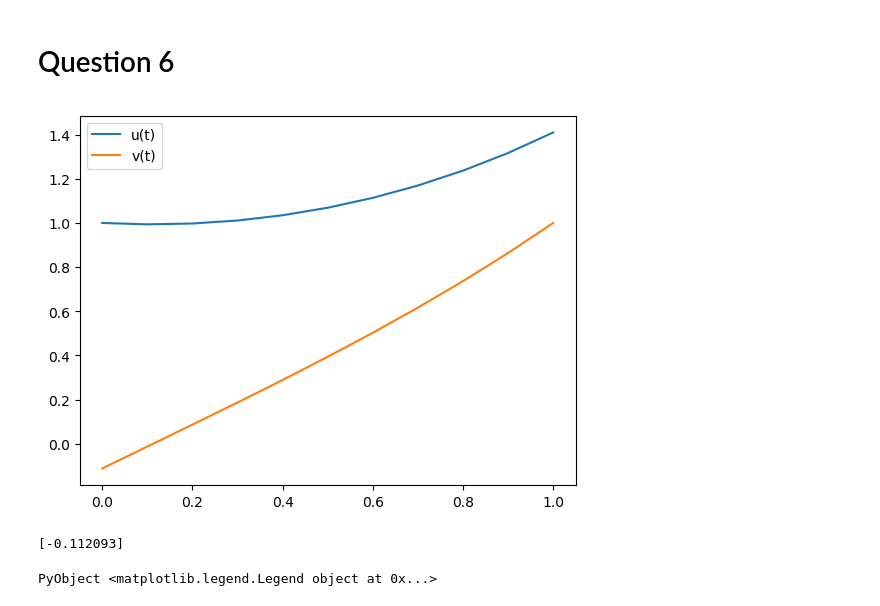
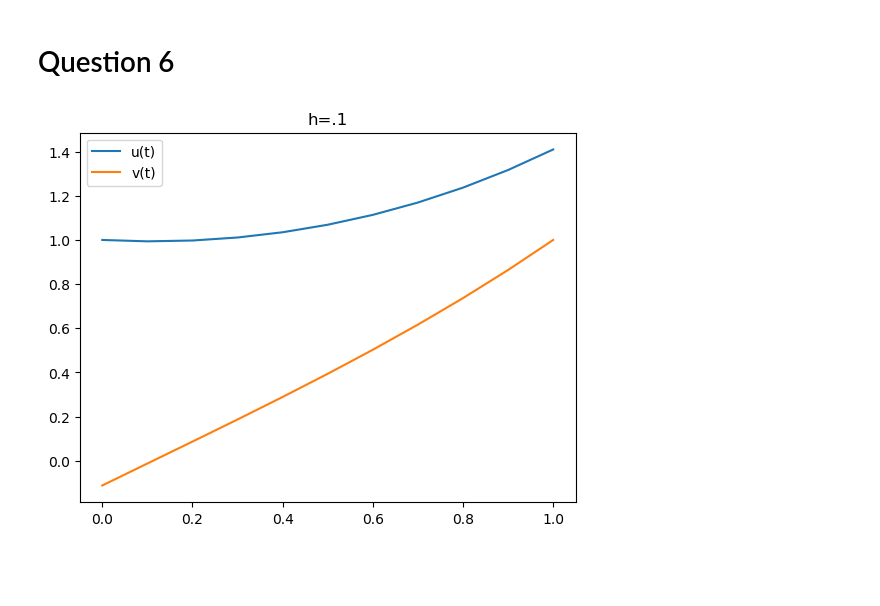
Before and after one commit to ericschulman/numerical, a Jupyter notebook: spring_hw3/homework3.ipynb, the cells around one changed output. Drawn from its saved outputs; the diff is of its cells as text; code cells hidden in the pictures; blank space fills up the shorter version.

```diff
--- a/spring_hw3/homework3.ipynb
+++ b/spring_hw3/homework3.ipynb
@@ -141,46 +134,33 @@ show()
 # %%
 xmin= 0
 xmax= 1
 f(x) = [x[2],x[1]]
 
 
 
 function trajectory(v0,xmin,xmax,h,f)
     N = Integer( (xmax-xmin)/h )
     ys = zeros(2,N+1)
     ts = collect(tmin:h:tmax)
     ys[:,1] = [1, v0]
     for i =1:N
         y_pred = ys[:,i] + h .* f(ys[:,i])
         ys[:,i+1]= ys[:,i] + .5 .* h .* (f(ys[:,i]) + f(y_pred))
     end
     return ys
 end
 
 
 h= .1
 #solve for the initial v0 using shooting
 eq(x) = 1-trajectory(x[1],xmin,xmax,h,f)[2,end]
 v0 = nlsolve(eq,[0.0])
 ys1 = trajectory(v0.zero[1],xmin,xmax,h,f)
-plot(ts,ys[1,:],label = "u(t)")
-plot(ts,ys[2,:],label = "v(t)")
+ts1  = collect(xmin:h:xmax)
+plot(ts1,ys1[1,:],label = "u(t)")
+plot(ts1,ys1[2,:],label = "v(t)")
+title("h=.1")
 legend()
-
-
-h=.2
-#solve for the initial v0 using shooting
-eq(x) = 1-trajectory(x[1],xmin,xmax,h,f)[2,end]
-v0 = nlsolve(eq,[0.0])
-ys1 = trajectory(v0.zero[1],xmin,xmax,h,f)
-
-plot(ts,ys[1,:],label = "u(t)")
-plot(ts,ys[2,:],label = "v(t)")
-legend()
-
-
-#look at every other?
+show()
 # %% [output]
-[figure, old version]
+[figure, new version]
-[-0.112093]
-PyObject <matplotlib.legend.Legend object at 0x...>
```
Also changed, not shown: parts of 11 cells of this notebook.
